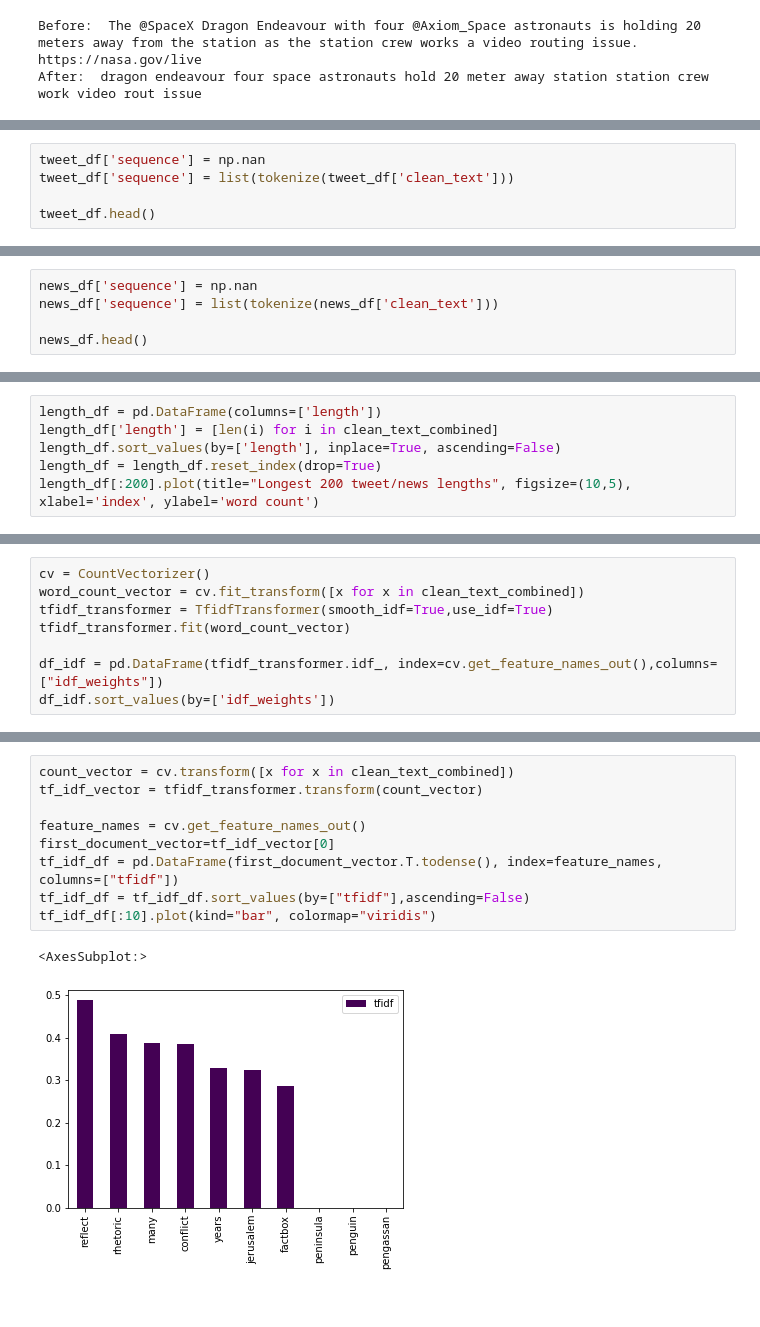
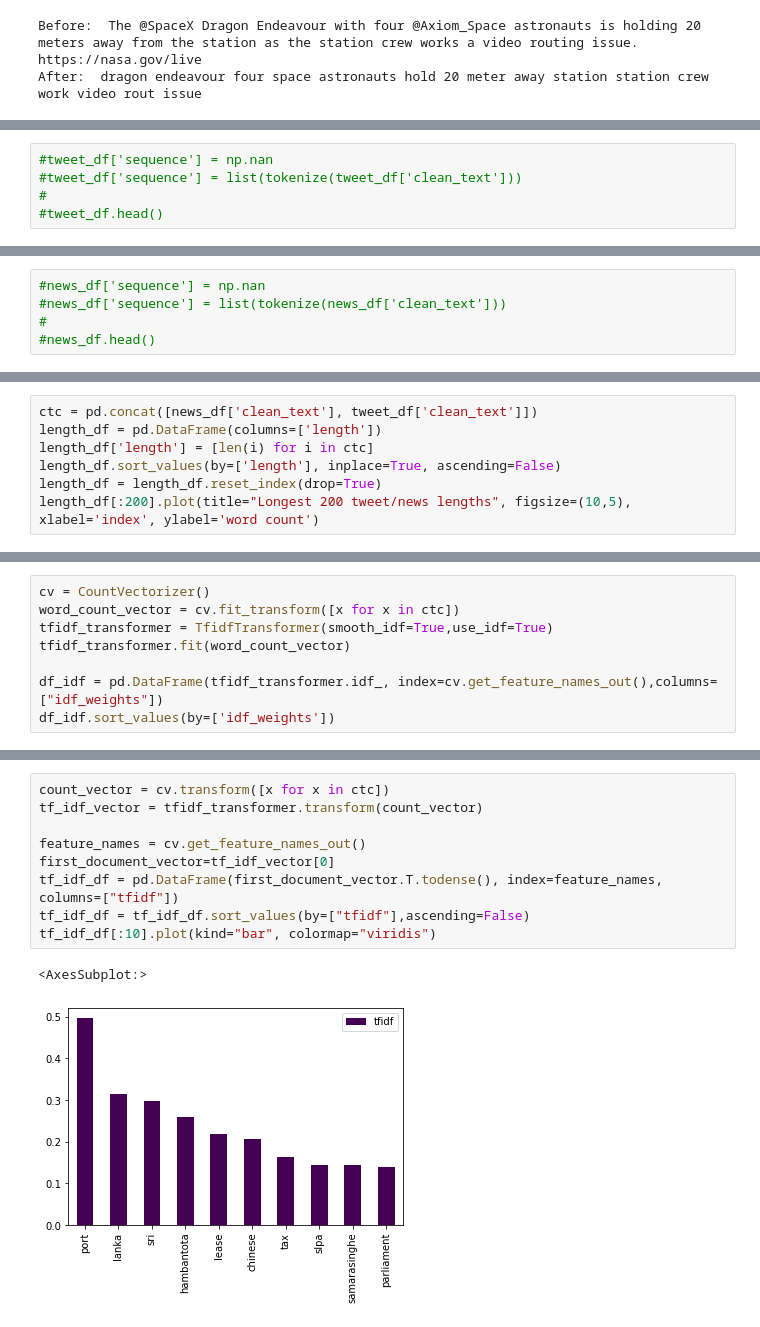
Before and after one commit to nikkenu/JODA, a Jupyter notebook: harjoitustyo/harjoitustyo.ipynb, the cells around one changed output, grey strips where cells are left out. Saved outputs shown, nothing was run; the diff lists cells and outputs as text.

```diff
--- a/harjoitustyo/harjoitustyo.ipynb
+++ b/harjoitustyo/harjoitustyo.ipynb
@@ -218,6 +238,6 @@ All clean texts combined size:  33798
 # %%
-tweet_df['sequence'] = np.nan
-tweet_df['sequence'] = list(tokenize(tweet_df['clean_text']))
-
-tweet_df.head()
+#tweet_df['sequence'] = np.nan
+#tweet_df['sequence'] = list(tokenize(tweet_df['clean_text']))
+#
+#tweet_df.head()
 # %% [output]
@@ -230,6 +250,6 @@ tweet_df.head()
 # %%
-news_df['sequence'] = np.nan
-news_df['sequence'] = list(tokenize(news_df['clean_text']))
-
-news_df.head()
+#news_df['sequence'] = np.nan
+#news_df['sequence'] = list(tokenize(news_df['clean_text']))
+#
+#news_df.head()
 # %% [output]
@@ -283,6 +293,7 @@ plt.imshow(wc, interpolation = 'bilinear')
 # %%
+ctc = pd.concat([news_df['clean_text'], tweet_df['clean_text']])
 length_df = pd.DataFrame(columns=['length'])
-length_df['length'] = [len(i) for i in clean_text_combined]
+length_df['length'] = [len(i) for i in ctc]
 length_df.sort_values(by=['length'], inplace=True, ascending=False)
 length_df = length_df.reset_index(drop=True)
 length_df[:200].plot(title="Longest 200 tweet/news lengths", figsize=(10,5), xlabel='index', ylabel='word count')
@@ -302,6 +308,6 @@ test_df['label'].value_counts().plot(kind='barh', figsize=(10,5), colormap="viri
 # %%
 cv = CountVectorizer()
-word_count_vector = cv.fit_transform([x for x in clean_text_combined])
+word_count_vector = cv.fit_transform([x for x in ctc])
 tfidf_transformer = TfidfTransformer(smooth_idf=True,use_idf=True)
 tfidf_transformer.fit(word_count_vector)
 
@@ -324,15 +330,15 @@ df_idf.sort_values(by=['idf_weights'])
 # %%
-count_vector = cv.transform([x for x in clean_text_combined])
+count_vector = cv.transform([x for x in ctc])
 tf_idf_vector = tfidf_transformer.transform(count_vector)
 
 feature_names = cv.get_feature_names_out()
 first_document_vector=tf_idf_vector[0]
 tf_idf_df = pd.DataFrame(first_document_vector.T.todense(), index=feature_names, columns=["tfidf"])
 tf_idf_df = tf_idf_df.sort_values(by=["tfidf"],ascending=False)
 tf_idf_df[:10].plot(kind="bar", colormap="viridis")
 # %% [output]
 <AxesSubplot:>
-[figure, old version]
+[figure, new version]
 # %%
 plt.figure(figsize=(20,20))
 true_df = news_df[news_df['label'] == 1]
```
Also changed, not shown: parts of 28 cells of this notebook.
